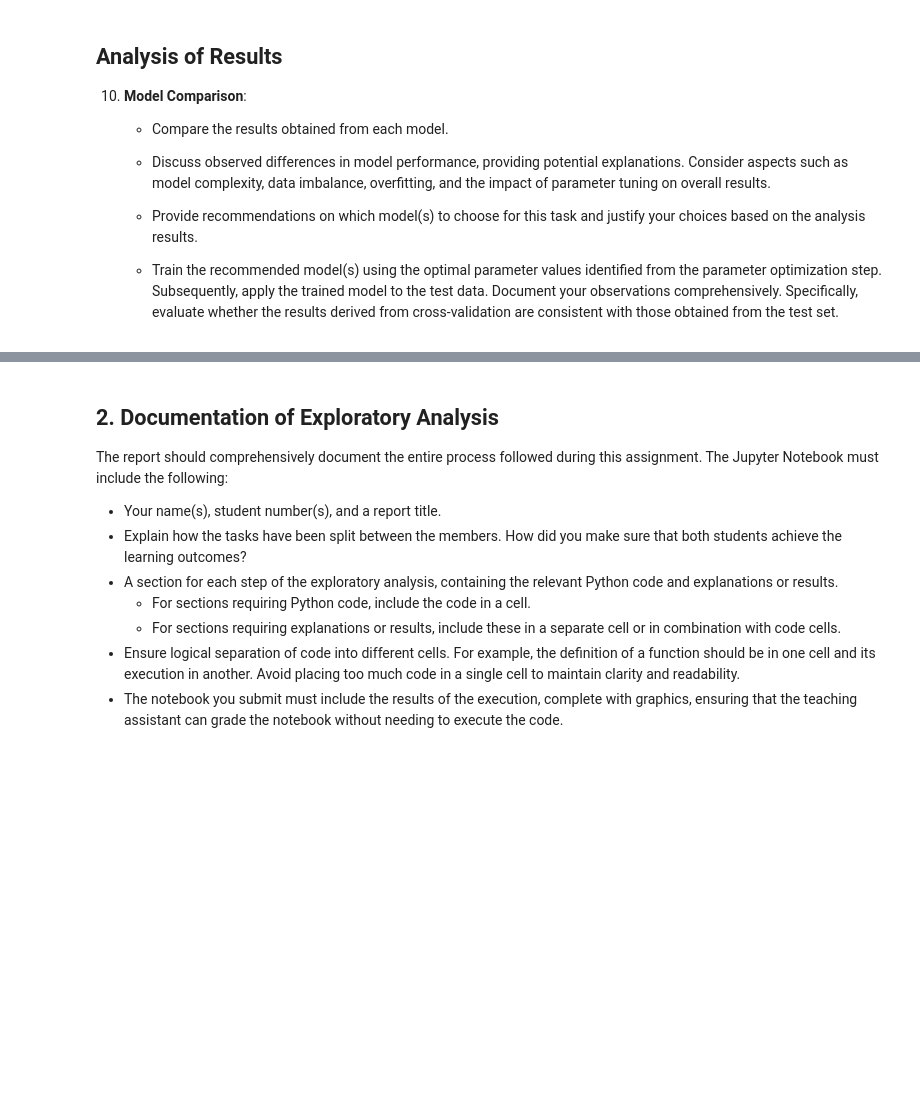
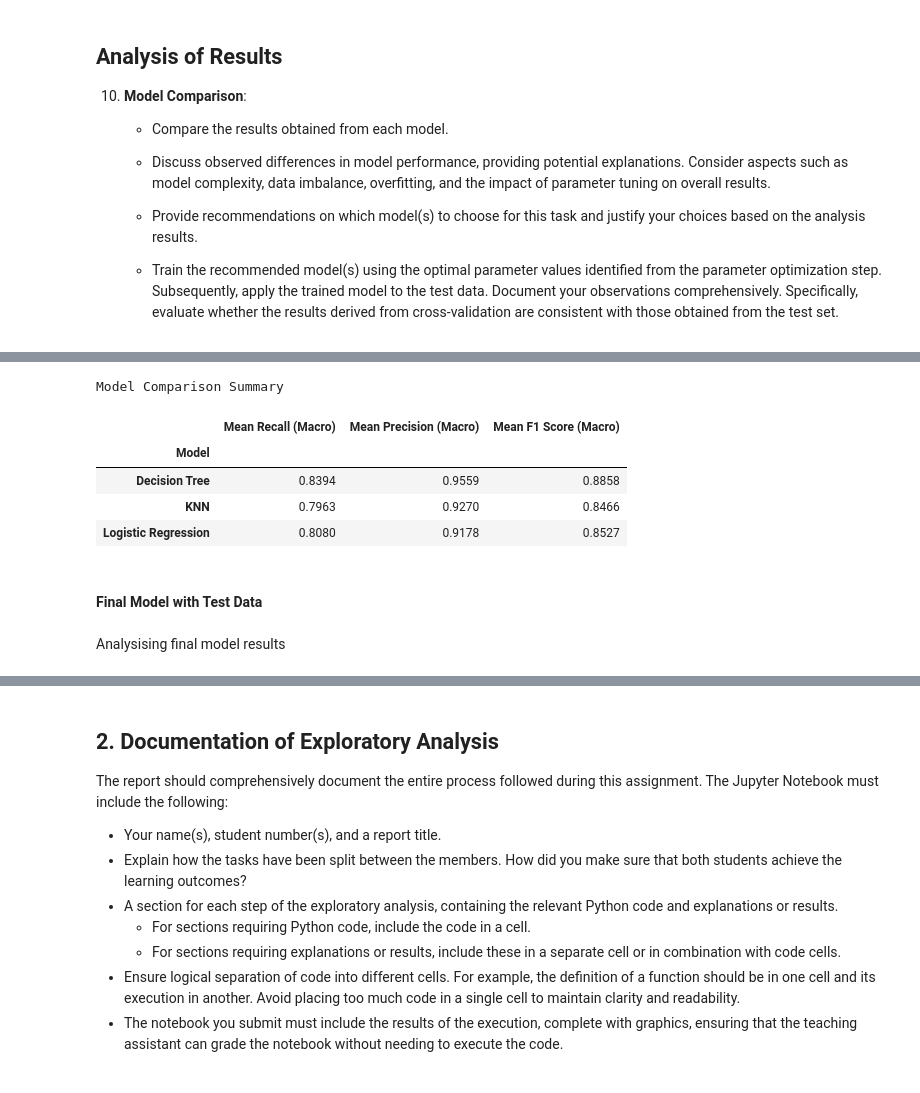
Before and after one commit to ultra-passion-fruit/Diabetes-Data-Analysis, a Jupyter notebook: csi4106_a2_300228879_300240688.ipynb, the cells around one changed output, grey strips where cells are left out. Drawn from its saved outputs; the diff is of its cells as text; code cells hidden in the pictures; blank space fills up the shorter version.

```diff
--- a/csi4106_a2_300228879_300240688.ipynb
+++ b/csi4106_a2_300228879_300240688.ipynb
@@ -962,0 +979,34 @@ plt.show()
+# %%
+tree_grid_search_df['Model'] = 'Decision Tree'
+knn_grid_search_df['Model'] = 'KNN'
+logic_grid_search_df['Model'] = 'Logistic Regression'
+
+combined_df = pd.concat([tree_grid_search_df, knn_grid_search_df, logic_grid_search_df], ignore_index=True)
+
+combined_melted = combined_df.melt(
+    id_vars=["Model", "classifier__max_depth", "classifier__n_neighbors", "classifier__criterion", "classifier__penalty"],
+    value_vars=["mean_test_recall_macro", "mean_test_precision_macro", "mean_test_f1_macro"],
+    var_name="Metric",
+    value_name="Value"
+)
+
+summary_table = combined_df.groupby('Model')[['mean_test_recall_macro', 'mean_test_precision_macro', 'mean_test_f1_macro']].mean()
+
+summary_table.columns = ['Mean Recall (Macro)', 'Mean Precision (Macro)', 'Mean F1 Score (Macro)']
+
+formatted_summary_table = summary_table.style.format({
+    'Mean Recall (Macro)': '{:.4f}',
+    'Mean Precision (Macro)': '{:.4f}',
+    'Mean F1 Score (Macro)': '{:.4f}'
+}).set_caption('Model Comparison Summary').background_gradient(cmap='Blues')
+
+formatted_summary_table
+# %% [output]
+Model Comparison Summary
+|  | Mean Recall (Macro) | Mean Precision (Macro) | Mean F1 Score (Macro) |
+| Model |  |  |  |
+| Decision Tree | 0.8394 | 0.9559 | 0.8858 |
+| KNN | 0.7963 | 0.9270 | 0.8466 |
+| Logistic Regression | 0.8080 | 0.9178 | 0.8527 |
+# %% [markdown]
+#### Final Model with Test Data
@@ -962,0 +1020,2 @@ plt.show()
+# %% [markdown]
+Analysising final model results
```
Also changed, not shown: parts of 24 cells of this notebook.
